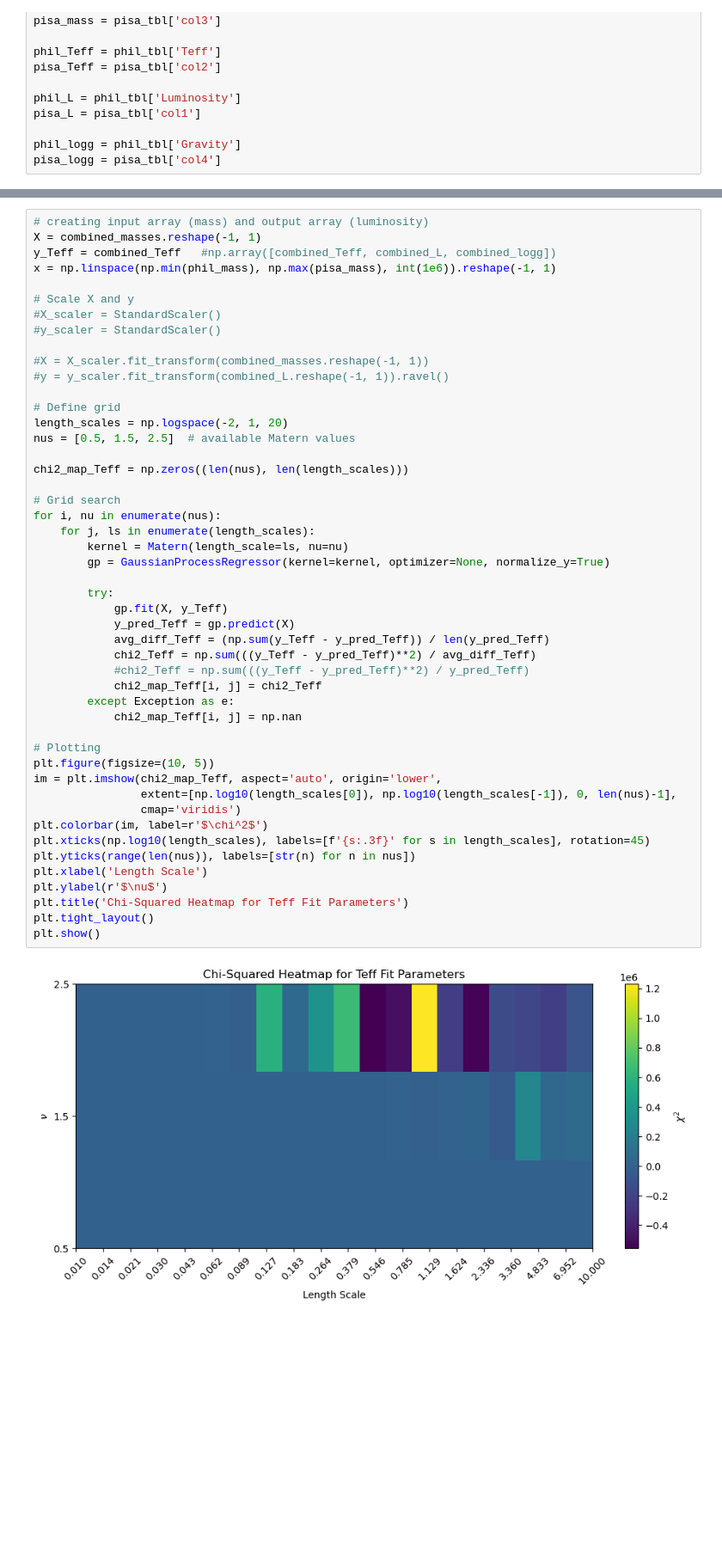
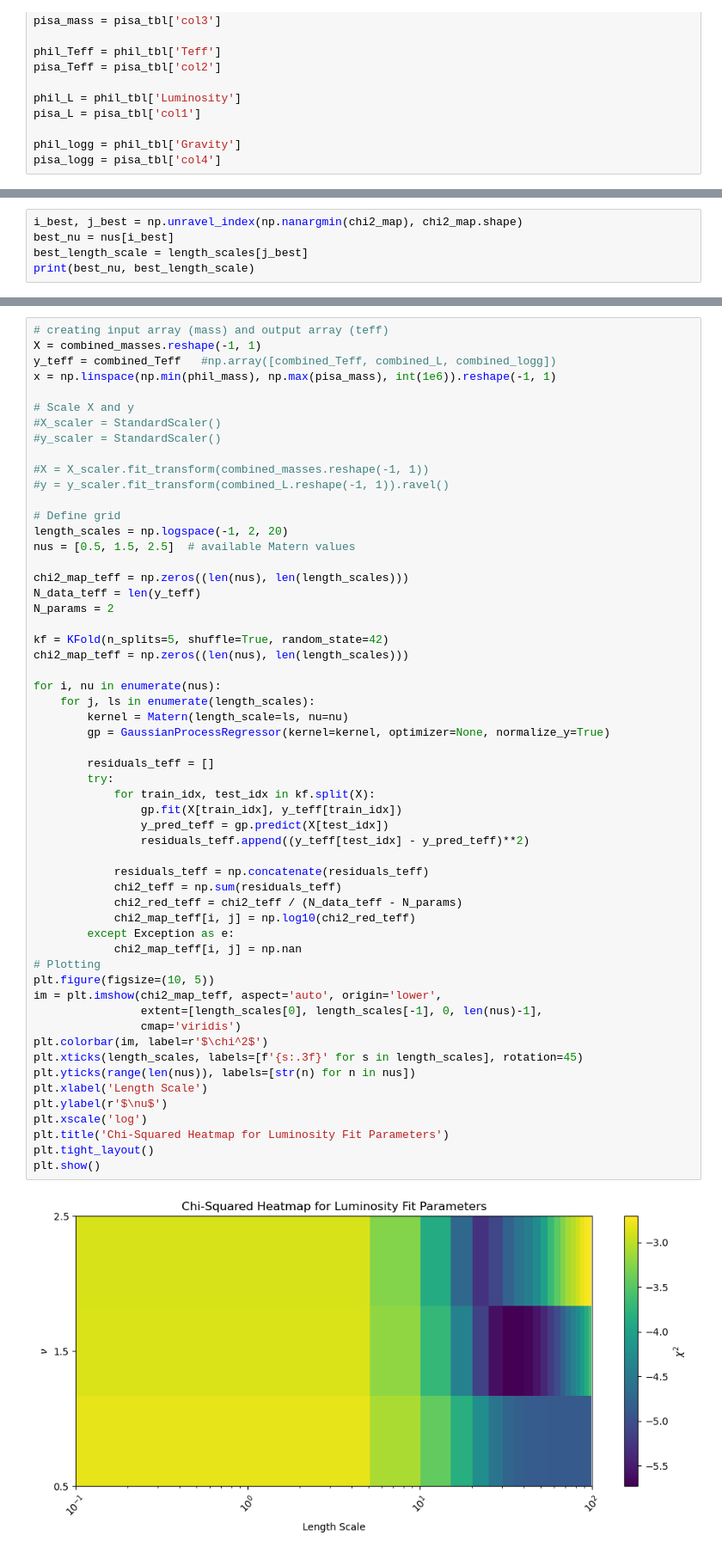
Before and after one commit to astropy/SPISEA, a Jupyter notebook: changes/evolution_gaussian_fit.ipynb, the cells around one changed output, grey strips where cells are left out. Shown: that part at 86% size. Drawn from its saved outputs; the diff is of its cells as text; blank space fills up the shorter version.

```diff
--- a/changes/evolution_gaussian_fit.ipynb
+++ b/changes/evolution_gaussian_fit.ipynb
@@ -194,0 +250,5 @@ plt.show()
+# %%
+i_best, j_best = np.unravel_index(np.nanargmin(chi2_map), chi2_map.shape)
+best_nu = nus[i_best]
+best_length_scale = length_scales[j_best]
+print(best_nu, best_length_scale)
@@ -197,51 +290,59 @@ This produced a pretty good fit! We can them repeat the process to find the best
 # %%
-# creating input array (mass) and output array (luminosity)
+# creating input array (mass) and output array (teff)
 X = combined_masses.reshape(-1, 1)
-y_Teff = combined_Teff   #np.array([combined_Teff, combined_L, combined_logg])
+y_teff = combined_Teff   #np.array([combined_Teff, combined_L, combined_logg])
 x = np.linspace(np.min(phil_mass), np.max(pisa_mass), int(1e6)).reshape(-1, 1)
 
 # Scale X and y
 #X_scaler = StandardScaler()
 #y_scaler = StandardScaler()
 
 #X = X_scaler.fit_transform(combined_masses.reshape(-1, 1))
 #y = y_scaler.fit_transform(combined_L.reshape(-1, 1)).ravel()
 
 # Define grid
-length_scales = np.logspace(-2, 1, 20)
+length_scales = np.logspace(-1, 2, 20)
 nus = [0.5, 1.5, 2.5]  # available Matern values
 
-chi2_map_Teff = np.zeros((len(nus), len(length_scales)))
+chi2_map_teff = np.zeros((len(nus), len(length_scales)))
+N_data_teff = len(y_teff)
+N_params = 2
 
-# Grid search
+kf = KFold(n_splits=5, shuffle=True, random_state=42)
+chi2_map_teff = np.zeros((len(nus), len(length_scales)))
+
 for i, nu in enumerate(nus):
     for j, ls in enumerate(length_scales):
         kernel = Matern(length_scale=ls, nu=nu)
         gp = GaussianProcessRegressor(kernel=kernel, optimizer=None, normalize_y=True)
 
+        residuals_teff = []
         try:
-            gp.fit(X, y_Teff)
-            y_pred_Teff = gp.predict(X)
-            avg_diff_Teff = (np.sum(y_Teff - y_pred_Teff)) / len(y_pred_Teff)
-            chi2_Teff = np.sum(((y_Teff - y_pred_Teff)**2) / avg_diff_Teff)
-            #chi2_Teff = np.sum(((y_Teff - y_pred_Teff)**2) / y_pred_Teff)
-            chi2_map_Teff[i, j] = chi2_Teff
+            for train_idx, test_idx in kf.split(X):
+                gp.fit(X[train_idx], y_teff[train_idx])
+                y_pred_teff = gp.predict(X[test_idx])
+                residuals_teff.append((y_teff[test_idx] - y_pred_teff)**2)
+
+            residuals_teff = np.concatenate(residuals_teff)
+            chi2_teff = np.sum(residuals_teff)
+            chi2_red_teff = chi2_teff / (N_data_teff - N_params)
+            chi2_map_teff[i, j] = np.log10(chi2_red_teff)
         except Exception as e:
-            chi2_map_Teff[i, j] = np.nan
-
+            chi2_map_teff[i, j] = np.nan
 # Plotting
 plt.figure(figsize=(10, 5))
-im = plt.imshow(chi2_map_Teff, aspect='auto', origin='lower',
-                extent=[np.log10(length_scales[0]), np.log10(length_scales[-1]), 0, len(nus)-1],
+im = plt.imshow(chi2_map_teff, aspect='auto', origin='lower',
+                extent=[length_scales[0], length_scales[-1], 0, len(nus)-1],
                 cmap='viridis')
 plt.colorbar(im, label=r'$\chi^2$')
-plt.xticks(np.log10(length_scales), labels=[f'{s:.3f}' for s in length_scales], rotation=45)
+plt.xticks(length_scales, labels=[f'{s:.3f}' for s in length_scales], rotation=45)
 plt.yticks(range(len(nus)), labels=[str(n) for n in nus])
 plt.xlabel('Length Scale')
 plt.ylabel(r'$\nu$')
-plt.title('Chi-Squared Heatmap for Teff Fit Parameters')
+plt.xscale('log')
+plt.title('Chi-Squared Heatmap for Luminosity Fit Parameters')
 plt.tight_layout()
 plt.show()
 # %% [output]
-[figure, old version]
+[figure, new version]
 # %%
```
Also changed, not shown: parts of 30 cells of this notebook.
